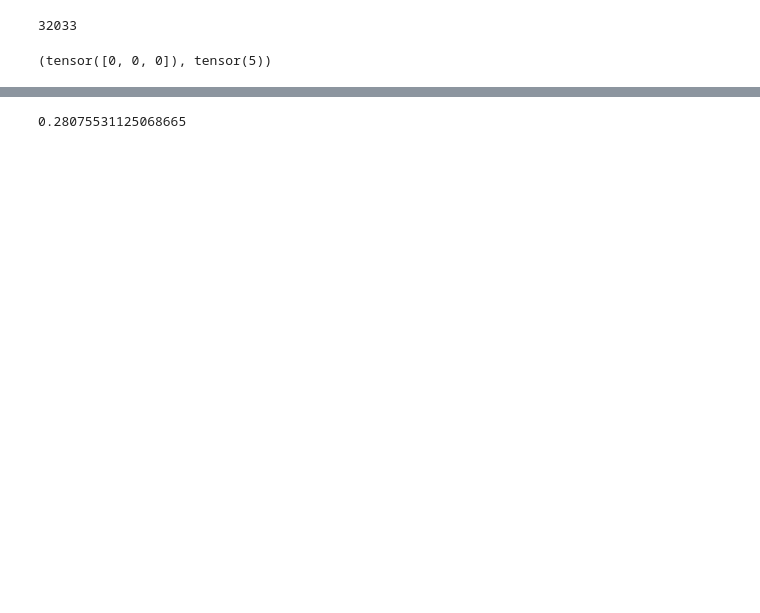
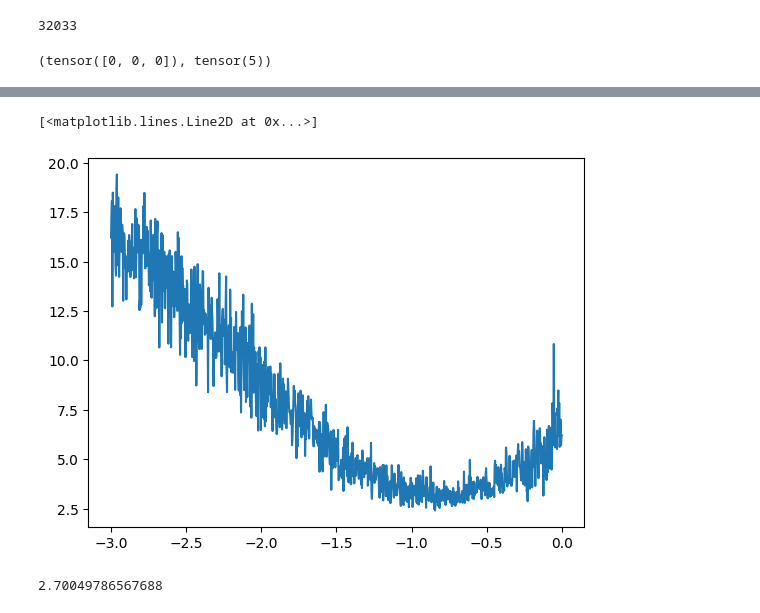
Before and after one commit to clankur/makemore, a Jupyter notebook: makemore_mlp.ipynb, the cells around one changed output, grey strips where cells are left out. Cells and saved outputs as stored; diff of their text form; code cells hidden in the pictures; blank space fills up the shorter version.

Commit message:
finding a good learning rate

```diff
--- a/makemore_mlp.ipynb
+++ b/makemore_mlp.ipynb
@@ -21,7 +21,7 @@ itos = {i: ch for ch, i in stoi.items()}
 X, Y = [], []
 block_size = 3 # size of context for predictions
 
-for word in words[:5]:
+for word in words:
     context = [0] * block_size
     for ch in word + '.':
         ix = stoi[ch]
@@ -37,8 +37,9 @@ X[0], Y[0]
 (tensor([0, 0, 0]), tensor(5))
 # %%
 # hyperparameters
-learning_rate = 0.1
-max_epochs = 100
+learning_rate = 0.001
+max_epochs = 1000
+batch_size = 32
 # %%
 # first layer
 g = torch.Generator().manual_seed(42)
@@ -53,3 +54,7 @@ parameters = [C, W1, b1, W2, b2]
 # %%
 for param in parameters:
     param.requires_grad_()
+# %%
+lre = torch.linspace(-3, 0, 1000)
+lrs = 10 ** lre
+lrs
@@ -56,10 +79,17 @@ for param in parameters:
 # %%
+lri =[]
+lossi = []
 for i in range(max_epochs):
+    # construct minibatch
+    ix = torch.randint(0, X.shape[0], (batch_size,))
     # forward pass
-    tok_emb = C[X] # T x block_size x C
+    tok_emb = C[X[ix]] # T x block_size x C
     h = torch.tanh(tok_emb.view(-1, 6) @ W1 + b1)
     logits = h @ W2 + b2
-    loss = F.cross_entropy(logits, Y)
+    loss = F.cross_entropy(logits, Y[ix])
+
+    if i % 10 == 0:
+        print(f'Loss: {loss:.4f}')
 
     # backward pass
     for p in parameters: # zero out the gradients
@@ -67,5 +97,9 @@ for i in range(max_epochs):
     loss.backward()
 
     # update parameters
+    lr = lrs[i]
     for p in parameters:
-        p.data += -learning_rate * p.grad
+        p.data += -lr * p.grad
+
+    lri.append(lre[i])
+    lossi.append(loss.item())
@@ -72,4 +124,14 @@ for i in range(max_epochs):
-# %%
-loss.item()
-# %% [output]
-0.28075531125068665
+# %%
+# determining a good learning rate
+plt.plot(lri, lossi)
+# %% [output]
+[<matplotlib.lines.Line2D at 0x...>]
+[figure, added]
+# %%
+tok_emb = C[X] # T x block_size x C
+h = torch.tanh(tok_emb.view(-1, 6) @ W1 + b1)
+logits = h @ W2 + b2
+loss = F.cross_entropy(logits, Y)
+loss.item()
+# %% [output]
+2.70049786567688
```
Also changed, not shown: parts of 2 cells of this notebook.
